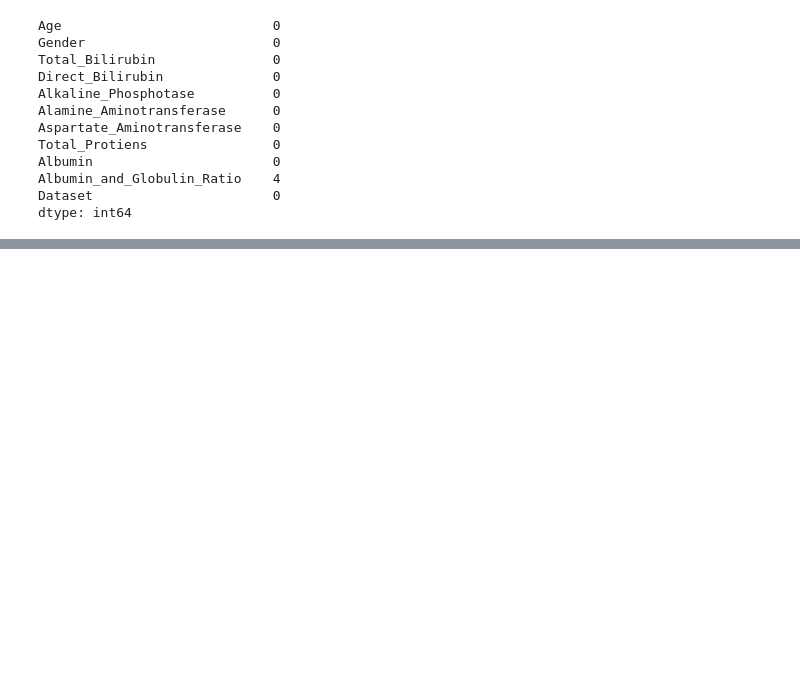
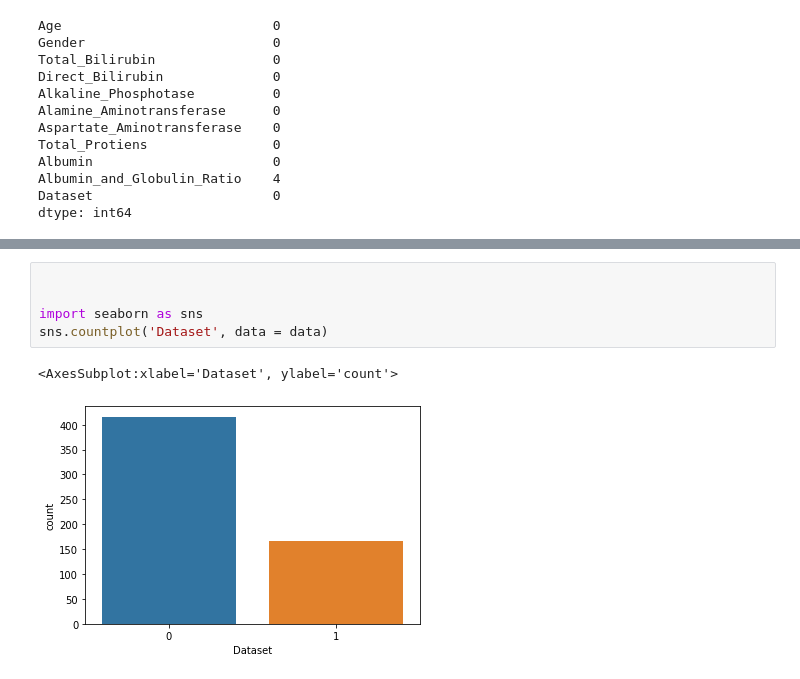
Before and after one commit to rootReb0rn/iMedic, a Jupyter notebook: Train/Train_Liver.ipynb, the cells around one changed output, grey strips where cells are left out. Cells and saved outputs as stored; diff of their text form; blank space fills up the shorter version.

```diff
--- a/Train/Train_Liver.ipynb
+++ b/Train/Train_Liver.ipynb
@@ -94,0 +105,8 @@ dtype: int64
+# %%
+
+
+import seaborn as sns
+sns.countplot('Dataset', data = data)
+# %% [output]
+<AxesSubplot:xlabel='Dataset', ylabel='count'>
+[figure, added]
```
Also changed, not shown: parts of 35 cells of this notebook, 5 other files.
